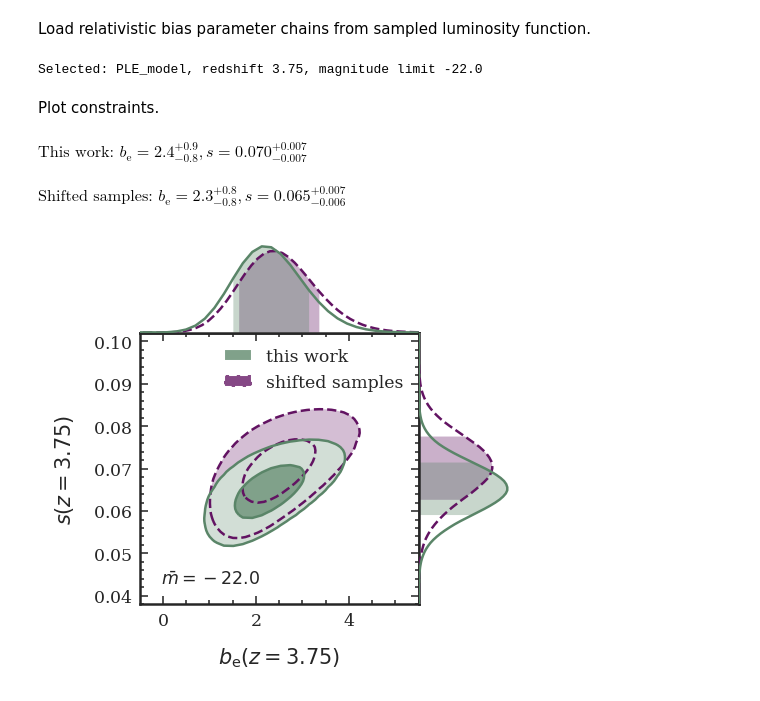
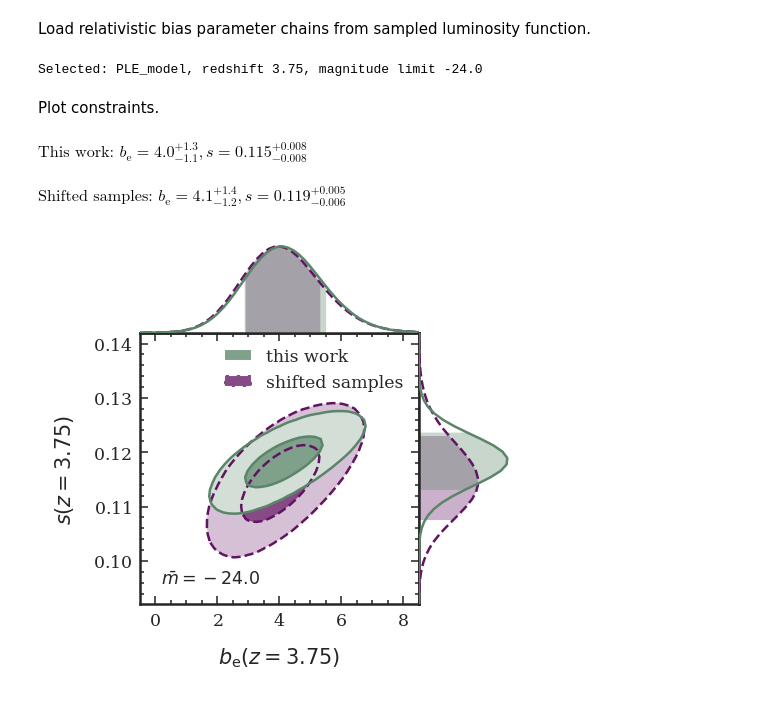
Before and after one commit to MikeSWang/HorizonGRound, a Jupyter notebook: notebooks/check_constraint_consistency.ipynb, the cells around one changed output. Cells and saved outputs as stored; diff of their text form; code cells hidden in the pictures.

```diff
--- a/notebooks/check_constraint_consistency.ipynb
+++ b/notebooks/check_constraint_consistency.ipynb
@@ -14,11 +14,11 @@ Load relativistic bias parameter chains from sampled luminosity function.
 # %%
 model = np.random.choice(['PLE_model'])  # 'PLE_model', hybrid_model'
 redshift = "3.75"  # "0.87", "2.00", "3.75"
-threshold = "-22.0"  # "-22.0", "-25.0"
+threshold = "-24.0"  # "-22.0", "-25.0"
 
 print("Selected: {}, redshift {}, magnitude limit {}".format(model, redshift, threshold))
 # %% [output]
-Selected: PLE_model, redshift 3.75, magnitude limit -22.0
+Selected: PLE_model, redshift 3.75, magnitude limit -24.0
 # %%
 data_root = "eBOSS_QSO_LF_{}_zeus".format(model.split("_")[0])
 chain_root = "1596047_20_2E5_by1"
@@ -30,8 +30,11 @@ shifted_samples = "relbias_z{}_m{}_{}_poisson_shifted_{}.h5".format(
     redshift, threshold, data_root, chain_root
 )
 # %%
-# "dense_points"/"bias"/
-with h5py.File(PATHOUT/"publication"/model/"eBOSS_binning"/this_work, 'r') as chain_file:
+if 100 * float(redshift) % 5:
+    subdir = "eBOSS_binning"
+else:
+    subdir = "dense_points"/"bias"
+with h5py.File(PATHOUT/"publication"/model/subdir/this_work, 'r') as chain_file:
     this_work_chain = chain_file['extract/chain'][()]
 with h5py.File(PATHOUT/"publication"/model/"shifted"/shifted_samples, 'r') as chain_file:
     shifted_chain = chain_file['extract/chain'][()]
@@ -50,35 +53,36 @@ estimate_str = lambda source, x_estimate, y_estimate: (
 # %%
 fig, x_estimate, y_estimate, *_ = plot_2d_constraints(
     shifted_chain, bins=200, smooth=0.8,
     precision_x=3, precision_y=3, show_estimates=False,
     cmap=gradient_colour_map('#621362', name='PortsmouthPurple'), linestyle='dashed',
     label='shifted samples', label_x='b_\mathrm{e}', label_y='s', figsize=(3.2, 3.2)
 )
 display(Math(estimate_str('this work', x_estimate, y_estimate)))
 
 fig, x_estimate, y_estimate, *_ = plot_2d_constraints(
     this_work_chain, bins=200, smooth=0.8,
     precision_x=3, precision_y=3, show_estimates=False,
     cmap=gradient_colour_map('#5A8568', name='CambridgeBlue'),
     label='this work', fig=fig,
-    label_x='b_\mathrm{{e}}(z={})'.format(redshift), label_y='s(z={})'.format(redshift),
+    label_x='b_\mathrm{{e}}(z={})'.format(float(redshift)),
+    label_y='s(z={})'.format(float(redshift)),
 )
 display(Math(estimate_str('shifted samples', x_estimate, y_estimate)))
 
 canvas, top_panel, side_panel = fig.axes
 canvas.text(
     0.075, 0.075, r"$\bar{{m}} = {}$".format(threshold),
     fontsize='small', transform=canvas.transAxes
 )
-canvas.set_xlim(-0.5, 5.5)
-canvas.set_ylim(0.038, 0.102)
+canvas.set_xlim(-0.5, 8.5)
+canvas.set_ylim(0.092, 0.142)
 
 fig.set_dpi(150)
 fig.savefig(
     PATHOUT/"publication"/model/"gallery"/"constraint_consistency_z{}_m{}.pdf"
     .format(redshift, threshold)
 )
 # %% [output]
-$\displaystyle \text{This work: } b_\mathrm{e} = 2.4_{-0.8}^{+0.9}, s = 0.070_{-0.007}^{+0.007}$
+$\displaystyle \text{This work: } b_\mathrm{e} = 4.0_{-1.1}^{+1.3}, s = 0.115_{-0.008}^{+0.008}$
-$\displaystyle \text{Shifted samples: } b_\mathrm{e} = 2.3_{-0.8}^{+0.8}, s = 0.065_{-0.006}^{+0.007}$
+$\displaystyle \text{Shifted samples: } b_\mathrm{e} = 4.1_{-1.2}^{+1.4}, s = 0.119_{-0.006}^{+0.005}$
-[figure, old version]
+[figure, new version]
```
Also changed, not shown: 3 other files.
